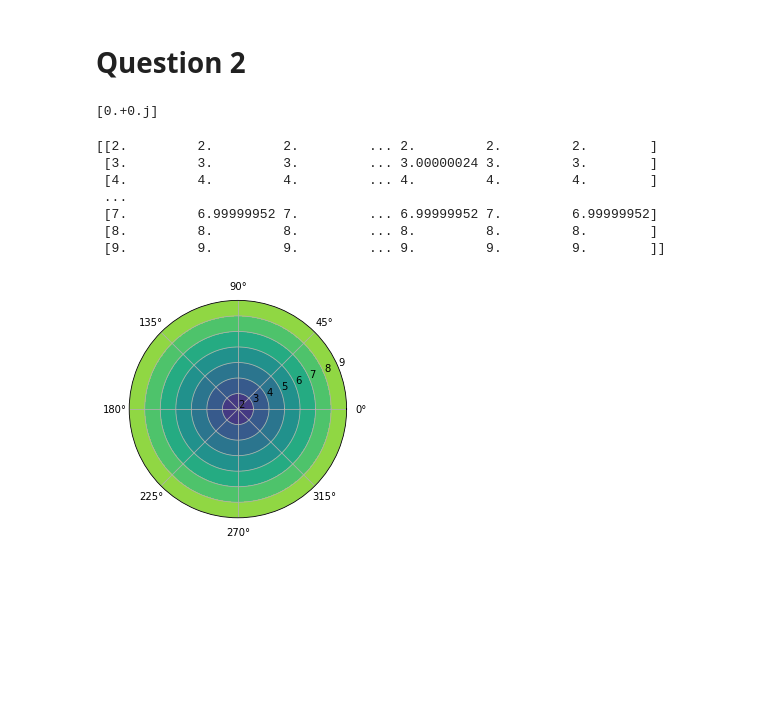
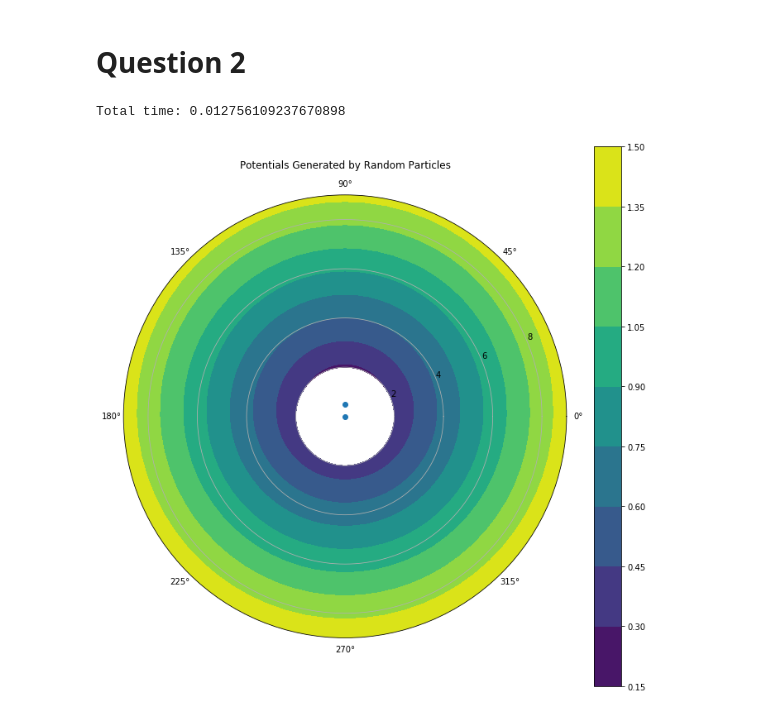
Before and after one commit to johnduffymsc/PHAS0102, a Jupyter notebook: assignment-1.ipynb, the cells around one changed output. Drawn from its saved outputs; the diff is of its cells as text; code cells hidden in the pictures; blank space fills up the shorter version.

Commit message:
First running Question 2 Part 1.

```diff
--- a/assignment-1.ipynb
+++ b/assignment-1.ipynb
@@ -248,6 +264,6 @@ plt.matshow(probabilities)
 # %%
 R = 8 # Radius 1 < r < 10
 
-M = 360
+M = 64
 
-N = 1
+N = 2
@@ -260,8 +269,0 @@ for r in range(R):
-# %%
-charge_positions = np.zeros((N), dtype='complex64')
-
-charge_positions[0] = 0. * np.exp(1j * 0)
-
-print(charge_positions)
-# %% [output]
-[0.+0.j]
@@ -268,34 +276,49 @@ print(charge_positions)
 # %%
-potential_sums = np.zeros((R, M))
+with Timer() as t:
 
-for r in range(R):
-    for m in range(M):
-        for n in range(N):
-            potential_sums[r, m] += np.linalg.norm(evaluation_positions[r, m] - charge_positions[n])
+    for r in range(R):
+        for m in range(M):
+            evaluation_positions[r, m] = (2. + r) * np.exp(1j * 2. * np.pi / M * m)
 
-print(potential_sums)
+    charge_positions[0] = 0.0 * np.exp(1j * 0.)
+    charge_positions[1] = 0.5 * np.exp(1j * 2. * np.pi / 4.)
+
+    for r in range(R):
+        for m in range(M):
+            for n in range(N):
+                potential_sums[r, m] += np.linalg.norm(evaluation_positions[r, m] - charge_positions[n])
+
+    potential_sums /= N
+    potential_sums /= 2. * np.pi
+
+print("Total time: {0}".format(t.interval))
 # %% [output]
-[[2.         2.         2.         ... 2.         2.         2.        ]
- [3.         3.         3.         ... 3.00000024 3.         3.        ]
- [4.         4.         4.         ... 4.         4.         4.        ]
- ...
- [7.         6.99999952 7.         ... 6.99999952 7.         6.99999952]
- [8.         8.         8.         ... 8.         8.         8.        ]
- [9.         9.         9.         ... 9.         9.         9.        ]]
+Total time: 0.012756109237670898
 # %%
 %matplotlib inline
 
 import matplotlib.pyplot as plt
 
-fig = plt.figure()
+fig = plt.figure(figsize=(12.0, 12.0))
 
 ax = fig.add_subplot(111, projection='polar')
 
-ax.contourf(np.angle(evaluation_positions), np.absolute(evaluation_positions), potential_sums)
+ax.set_rorigin(0)
+
+ax.scatter(np.angle(charge_positions), np.absolute(charge_positions))
 
 #for r in range(R):
-#    ax.scatter(np.angle(evaluation_positions[r]), np.absolute(evaluation_positions[r]))
+#   ax.scatter(np.angle(evaluation_positions[r]), np.absolute(evaluation_positions[r], potential_sums[r]))
 
+
+# A hack to join up the starting and end values of the contour plot. Append the first column of the data arrays to the end.
+
+im = ax.contourf(np.angle(np.c_[evaluation_positions, evaluation_positions[:,0]]), np.absolute(np.c_[evaluation_positions, evaluation_positions[:,0]]), np.c_[potential_sums, potential_sums[:,0]])
+
+fig.colorbar(im)
+
+
+ax.set_title('Potentials Generated by Random Particles')
 plt.show()
 # %% [output]
-[figure, old version]
+[figure, new version]
```
Also changed, not shown: parts of 8 cells of this notebook.
